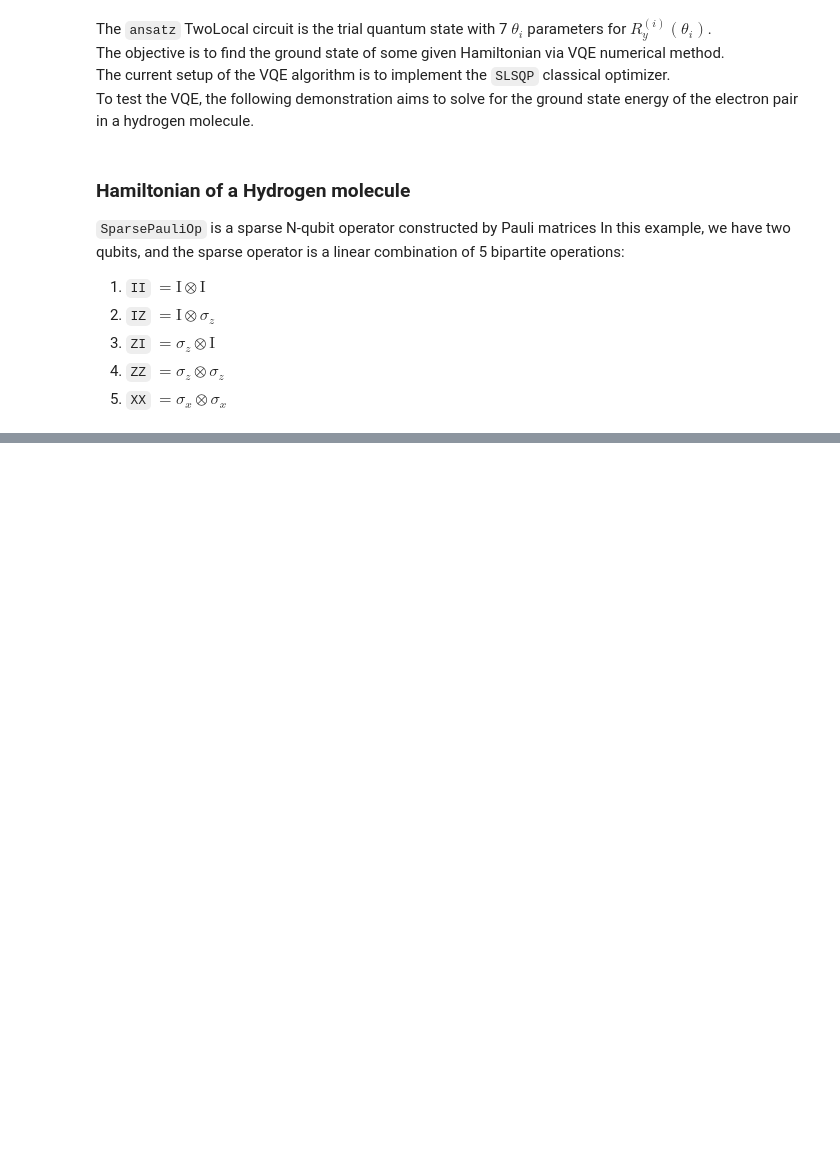
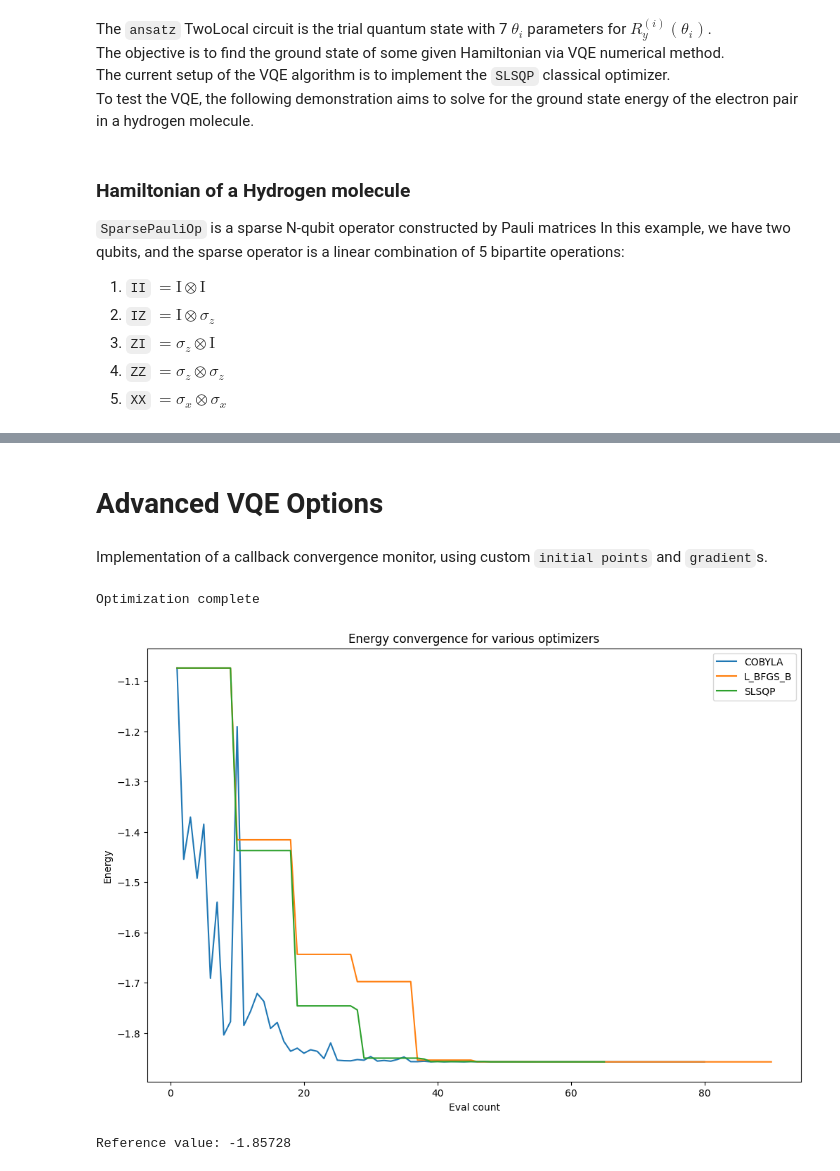
Before and after one commit to SiangYuan-Lin/Qiskit_practice, a Jupyter notebook: Qiskit algorithm introduction.ipynb, the cells around one changed output, grey strips where cells are left out. Saved outputs shown, nothing was run; the diff lists cells and outputs as text; code cells hidden in the pictures; blank space fills up the shorter version.

```diff
--- a/Qiskit algorithm introduction.ipynb
+++ b/Qiskit algorithm introduction.ipynb
@@ -213,0 +305,53 @@ print(result)
+# %% [markdown]
+# Advanced VQE Options
+# %% [markdown]
+Implementation of a callback convergence monitor, using custom `initial points` and `gradient`s.
+# %%
+from qiskit_algorithms.optimizers import COBYLA, L_BFGS_B, SLSQP
+from qiskit_algorithms.utils import algorithm_globals
+# we will iterate over these different optimizers
+optimizers = [COBYLA(maxiter=80), L_BFGS_B(maxiter=60), SLSQP(maxiter=60)]
+converge_counts = np.empty([len(optimizers)], dtype=object)
+converge_vals = np.empty([len(optimizers)], dtype=object)
+
+for i, optimizer in enumerate(optimizers):
+    print("\rOptimizer: {}        ".format(type(optimizer).__name__), end="")
+    algorithm_globals.random_seed = 50
+    ansatz = TwoLocal(rotation_blocks="ry", entanglement_blocks="cz")
+
+    counts = []
+    values = []
+
+    def store_intermediate_result(eval_count, parameters, mean, std):
+        counts.append(eval_count)
+        values.append(mean)
+
+    vqe = VQE(estimator, ansatz, optimizer, callback=store_intermediate_result)
+    result = vqe.compute_minimum_eigenvalue(operator=H2_op)
+    converge_counts[i] = np.asarray(counts)
+    converge_vals[i] = np.asarray(values)
+
+print("\rOptimization complete      ");
+# %% [output]
+Optimization complete
+# %%
+import pylab
+
+pylab.rcParams["figure.figsize"] = (12, 8)
+for i, optimizer in enumerate(optimizers):
+    pylab.plot(converge_counts[i], converge_vals[i], label=type(optimizer).__name__)
+pylab.xlabel("Eval count")
+pylab.ylabel("Energy")
+pylab.title("Energy convergence for various optimizers")
+pylab.legend(loc="upper right");
+# %% [output]
+[figure, added]
+# %%
+from qiskit_algorithms import NumPyMinimumEigensolver
+
+numpy_solver = NumPyMinimumEigensolver()
+result = numpy_solver.compute_minimum_eigenvalue(operator=H2_op)
+ref_value = result.eigenvalue.real
+print(f"Reference value: {ref_value:.5f}")
+# %% [output]
+Reference value: -1.85728
```
Also changed, not shown: parts of 26 cells of this notebook.
